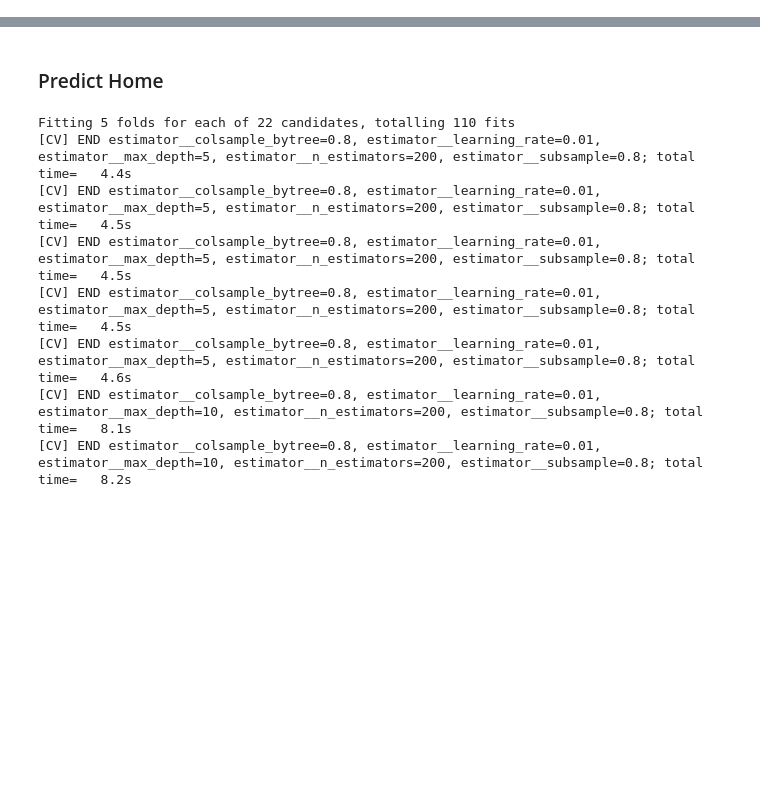
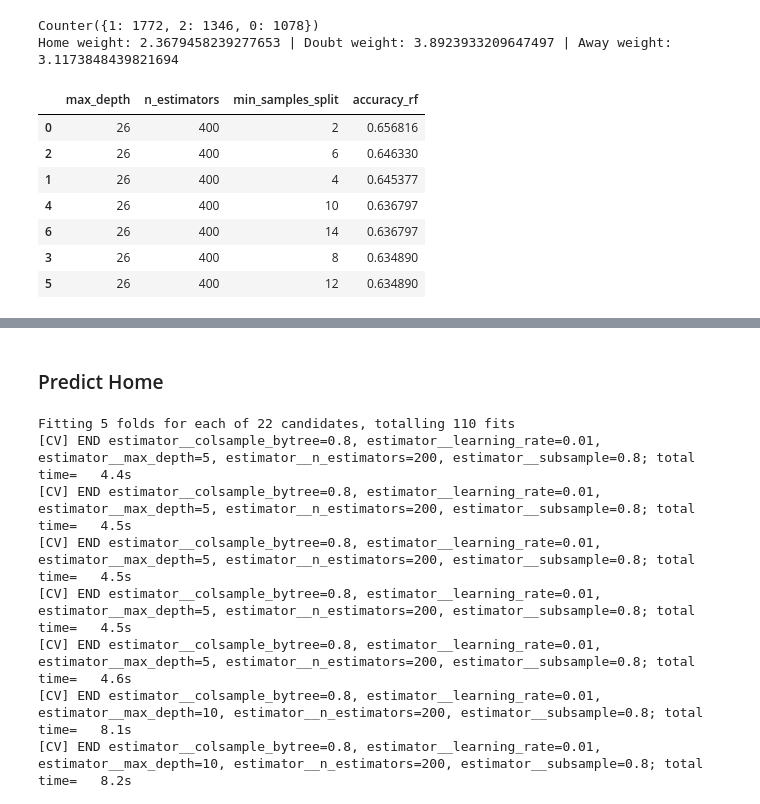
Before and after one commit to Flow791/ml_zoomcamp, a Jupyter notebook: mid_term_project/src/football_predict_model.ipynb, the cells around one changed output, grey strips where cells are left out. Cells and saved outputs as stored; diff of their text form; code cells hidden in the pictures; blank space fills up the shorter version.

```diff
--- a/mid_term_project/src/football_predict_model.ipynb
+++ b/mid_term_project/src/football_predict_model.ipynb
@@ -174,0 +82,62 @@ Meilleur score : 0.6510230121524849
+# %%
+df_leagues_scores = df_leagues.copy()
+df_leagues_scores['result'] = [0 if x == 0 else 1 if x > 0 else 2 for x in df_leagues_scores['home_goals'] - df_leagues_scores['away_goals']]
+
+df_train_score, df_test_score, y_train_score, y_test_score = get_train_test_split(df_leagues_scores, 'result')
+
+del df_train_score['home_goals']
+del df_train_score['away_goals']
+del df_test_score['home_goals']
+del df_test_score['away_goals']
+
+X_train_score, X_test_score, score_dict_vectorizer = get_X_train_test(df_train_score, df_test_score)
+
+df_result_accuracy = pd.DataFrame(columns=['max_depth', 'n_estimators', 'min_samples_split', 'accuracy_rf'])
+
+class_counts = Counter(y_train_score)
+print(class_counts)
+
+doubt_weight = (class_counts[0] + class_counts[1] + class_counts[2]) / class_counts[0]
+home_weight = (class_counts[0] + class_counts[1] + class_counts[2]) / class_counts[1]
+away_weight = (class_counts[0] + class_counts[1] + class_counts[2]) / class_counts[2]
+
+print(f'Home weight: {home_weight} | Doubt weight: {doubt_weight} | Away weight: {away_weight}')
+class_weights = {0: doubt_weight, 1: home_weight, 2: away_weight}
+
+for max_depth in tqdm(range(5,40,1)):
+    print(f'Max depth: {max_depth}')
+    for n_estimator in range(200, 600, 50):
+        for min_samples_split in range(2,16,2):
+            r_rf_model = RandomForestClassifier(max_depth=max_depth,
+                                                n_estimators=n_estimator,
+                                                min_samples_split= min_samples_split,
+                                                class_weight= class_weights,
+                                                random_state=42)
+            r_rf_model.fit(X_train_score, y_train_score)
+            y_pred_result = r_rf_model.predict(X_test_score)
+
+            tmp_score_rf = accuracy_score(y_test_score, y_pred_result)
+
+            df_temp = pd.DataFrame([{'max_depth':max_depth,
+                                        'n_estimators': n_estimator,
+                                        'min_samples_split':min_samples_split,
+                                        'accuracy_rf':tmp_score_rf}])
+
+            if df_result_accuracy.empty:
+                df_result_accuracy = df_temp
+            else:
+                df_result_accuracy = pd.concat([df_result_accuracy, df_temp], ignore_index = True)
+
+df_result_accuracy = df_result_accuracy.sort_values('accuracy_rf', ascending=False)
+df_result_accuracy.head(10)
+# %% [output]
+Counter({1: 1772, 2: 1346, 0: 1078})
+Home weight: 2.3679458239277653 | Doubt weight: 3.8923933209647497 | Away weight: 3.1173848439821694
+|  | max_depth | n_estimators | min_samples_split | accuracy_rf |
+| 0 | 26 | 400 | 2 | 0.656816 |
+| 2 | 26 | 400 | 6 | 0.646330 |
+| 1 | 26 | 400 | 4 | 0.645377 |
+| 4 | 26 | 400 | 10 | 0.636797 |
+| 6 | 26 | 400 | 14 | 0.636797 |
+| 3 | 26 | 400 | 8 | 0.634890 |
+| 5 | 26 | 400 | 12 | 0.634890 |
```
Also changed, not shown: parts of 10 cells of this notebook, 20 other files.
